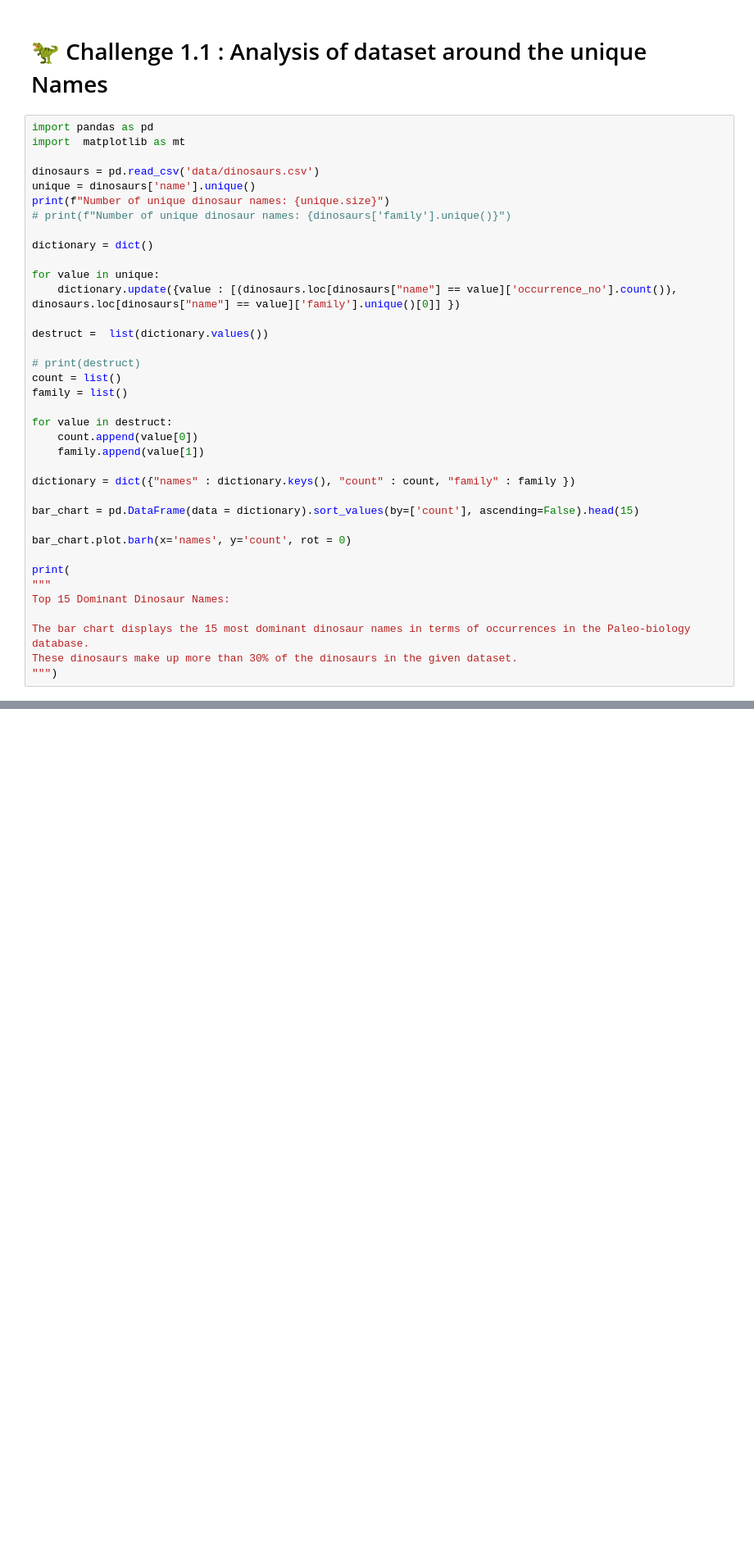
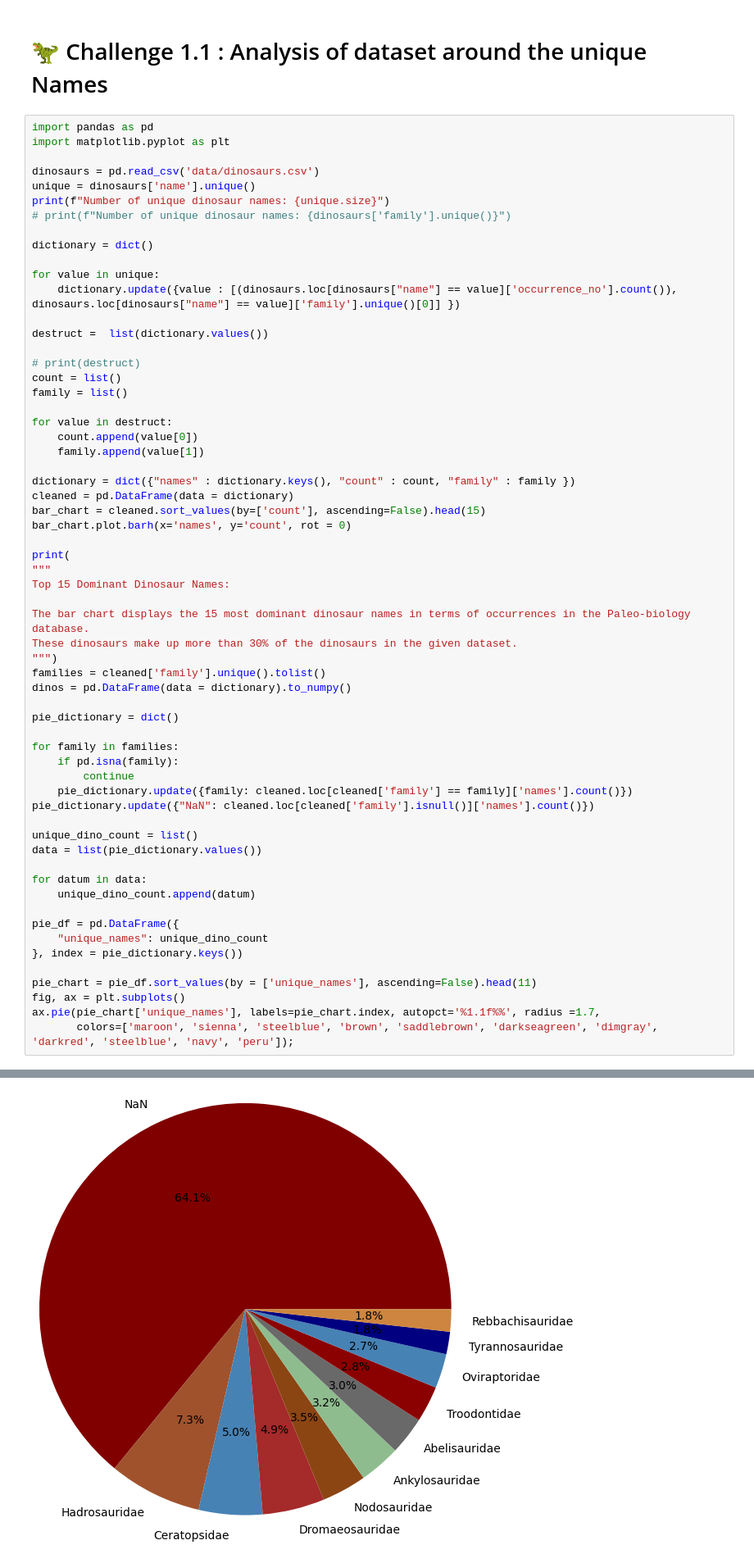
Before and after one commit to Mustafa-raja/DataCamp, a Jupyter notebook: Part 1 (Python) - Dinosaur data 🦕/notebook (1).ipynb, the cells around one changed output, grey strips where cells are left out. Shown at 82% size. Saved outputs shown, nothing was run; the diff lists cells and outputs as text; blank space fills up the shorter version.

```diff
--- a/Part 1 (Python) - Dinosaur data 🦕/notebook (1).ipynb
+++ b/Part 1 (Python) - Dinosaur data 🦕/notebook (1).ipynb
@@ -104,7 +104,7 @@ Help your colleagues at the museum to gain insights on the fossil record data. I
 # 🦖 Challenge 1.1 : Analysis of dataset around the unique Names
 # %%
 import pandas as pd
-import  matplotlib as mt
+import matplotlib.pyplot as plt
 
 dinosaurs = pd.read_csv('data/dinosaurs.csv')
 unique = dinosaurs['name'].unique()
@@ -117,36 +117,61 @@ for value in unique:
     dictionary.update({value : [(dinosaurs.loc[dinosaurs["name"] == value]['occurrence_no'].count()), dinosaurs.loc[dinosaurs["name"] == value]['family'].unique()[0]] })
 
 destruct =  list(dictionary.values())
 
 # print(destruct)
 count = list()
 family = list()
 
 for value in destruct:
     count.append(value[0])
     family.append(value[1])
 
 dictionary = dict({"names" : dictionary.keys(), "count" : count, "family" : family })
-
-bar_chart = pd.DataFrame(data = dictionary).sort_values(by=['count'], ascending=False).head(15)
-
+cleaned = pd.DataFrame(data = dictionary)
+bar_chart = cleaned.sort_values(by=['count'], ascending=False).head(15)
 bar_chart.plot.barh(x='names', y='count', rot = 0)
 
 print(
 """
 Top 15 Dominant Dinosaur Names:
 
 The bar chart displays the 15 most dominant dinosaur names in terms of occurrences in the Paleo-biology database.
 These dinosaurs make up more than 30% of the dinosaurs in the given dataset.
 """)
+families = cleaned['family'].unique().tolist()
+dinos = pd.DataFrame(data = dictionary).to_numpy()
+
+pie_dictionary = dict()
+
+for family in families:
+    if pd.isna(family):
+        continue
+    pie_dictionary.update({family: cleaned.loc[cleaned['family'] == family]['names'].count()})
+pie_dictionary.update({"NaN": cleaned.loc[cleaned['family'].isnull()]['names'].count()})
+
+unique_dino_count = list()
+data = list(pie_dictionary.values())
+
+for datum in data:
+    unique_dino_count.append(datum)
+
+pie_df = pd.DataFrame({
+    "unique_names": unique_dino_count
+}, index = pie_dictionary.keys())
+
+pie_chart = pie_df.sort_values(by = ['unique_names'], ascending=False).head(11)
+fig, ax = plt.subplots()
+ax.pie(pie_chart['unique_names'], labels=pie_chart.index, autopct='%1.1f%%', radius =1.7,
+       colors=['maroon', 'sienna', 'steelblue', 'brown', 'saddlebrown', 'darkseagreen', 'dimgray', 'darkred', 'steelblue', 'navy', 'peru']);
 # %% [output]
 Number of unique dinosaur names: 1042
 
 Top 15 Dominant Dinosaur Names:
 
 The bar chart displays the 15 most dominant dinosaur names in terms of occurrences in the Paleo-biology database.
 These dinosaurs make up more than 30% of the dinosaurs in the given dataset.
 [figure]
+[figure, added]
 # %% [markdown]
 # 2️⃣ Part 2 (SQL) - Understanding movie data 🎥
 
```
